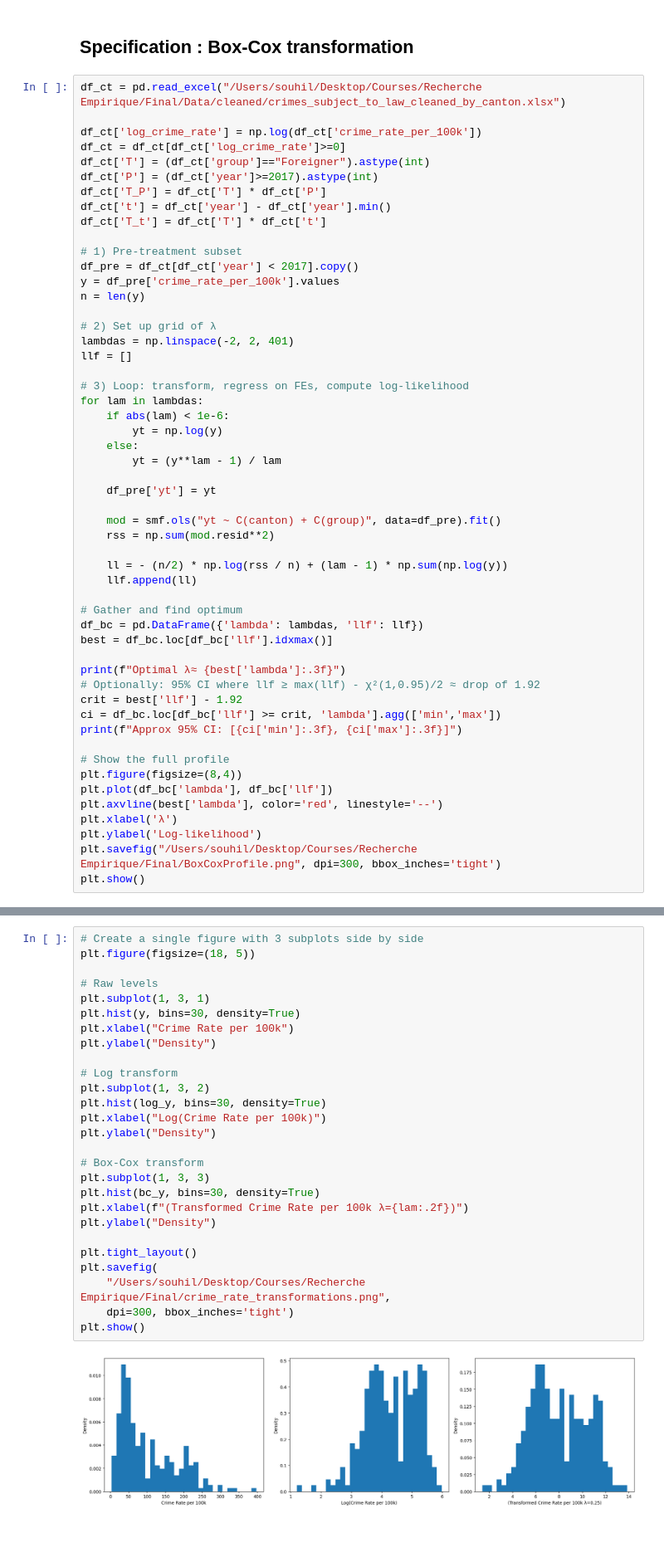
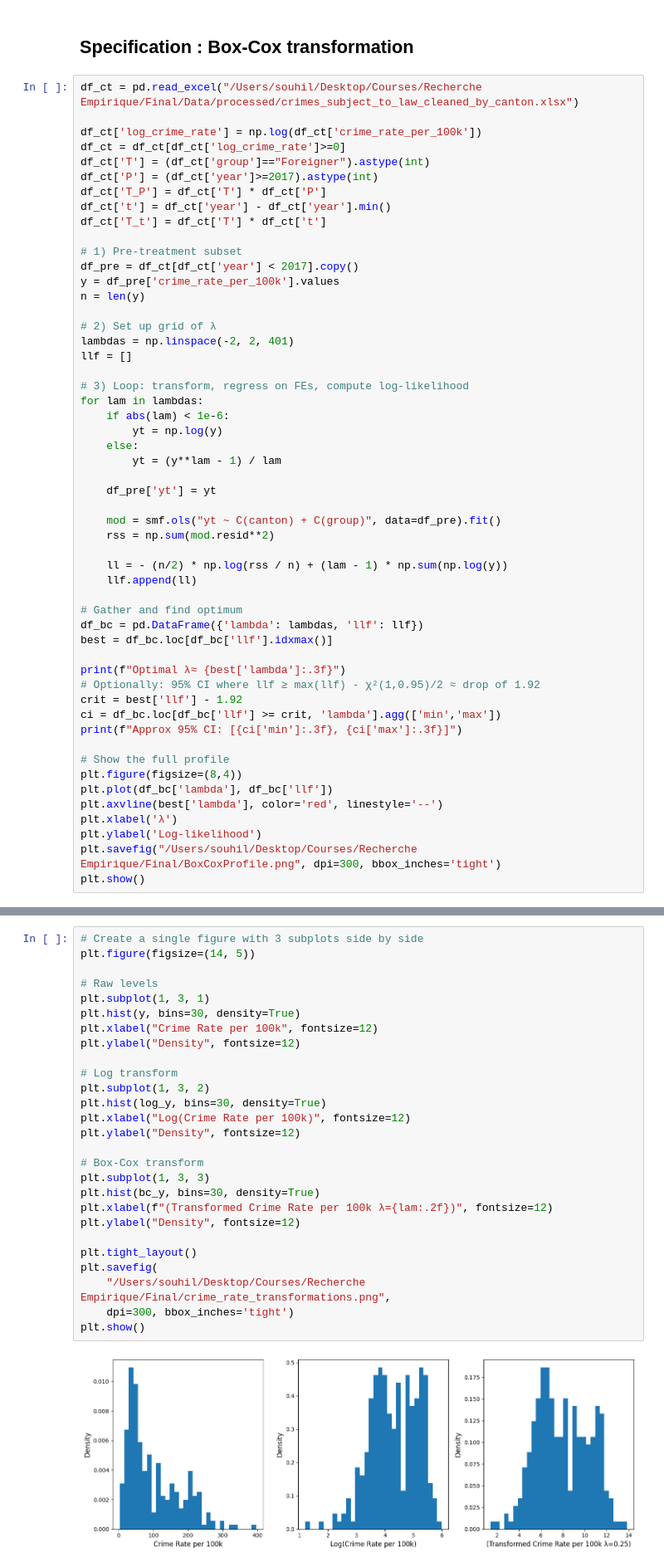
Before and after one commit to souhilsk/Groupe-33-REME, a Jupyter notebook: script/02_parallel_trends_test_comparison_log.ipynb, the cells around one changed output, grey strips where cells are left out. Shown at 83% size. Saved outputs shown, nothing was run; the diff lists cells and outputs as text; blank space fills up the shorter version.

```diff
--- a/script/02_parallel_trends_test_comparison_log.ipynb
+++ b/script/02_parallel_trends_test_comparison_log.ipynb
@@ -154,7 +154,7 @@ p-value: 0.5748
 # %% [markdown]
 ## Specification : Box-Cox transformation
 # %%
-df_ct = pd.read_excel("/Users/souhil/Desktop/Courses/Recherche Empirique/Final/Data/cleaned/crimes_subject_to_law_cleaned_by_canton.xlsx")
+df_ct = pd.read_excel("/Users/souhil/Desktop/Courses/Recherche Empirique/Final/Data/processed/crimes_subject_to_law_cleaned_by_canton.xlsx")
 
 df_ct['log_crime_rate'] = np.log(df_ct['crime_rate_per_100k'])
 df_ct = df_ct[df_ct['log_crime_rate']>=0]
@@ -325,30 +325,30 @@ plt.show()
 [figure]
 # %%
 # Create a single figure with 3 subplots side by side
-plt.figure(figsize=(18, 5))
+plt.figure(figsize=(14, 5))
 
 # Raw levels
 plt.subplot(1, 3, 1)
 plt.hist(y, bins=30, density=True)
-plt.xlabel("Crime Rate per 100k")
-plt.ylabel("Density")
+plt.xlabel("Crime Rate per 100k", fontsize=12)
+plt.ylabel("Density", fontsize=12)
 
 # Log transform
 plt.subplot(1, 3, 2)
 plt.hist(log_y, bins=30, density=True)
-plt.xlabel("Log(Crime Rate per 100k)")
-plt.ylabel("Density")
+plt.xlabel("Log(Crime Rate per 100k)", fontsize=12)
+plt.ylabel("Density", fontsize=12)
 
 # Box-Cox transform
 plt.subplot(1, 3, 3)
 plt.hist(bc_y, bins=30, density=True)
-plt.xlabel(f"(Transformed Crime Rate per 100k λ={lam:.2f})")
-plt.ylabel("Density")
+plt.xlabel(f"(Transformed Crime Rate per 100k λ={lam:.2f})", fontsize=12)
+plt.ylabel("Density", fontsize=12)
 
 plt.tight_layout()
 plt.savefig(
     "/Users/souhil/Desktop/Courses/Recherche Empirique/Final/crime_rate_transformations.png",
     dpi=300, bbox_inches='tight')
 plt.show()
 # %% [output]
-[figure, old version]
+[figure, new version]
```
Also changed, not shown: parts of 3 cells of this notebook, 5 other files.
